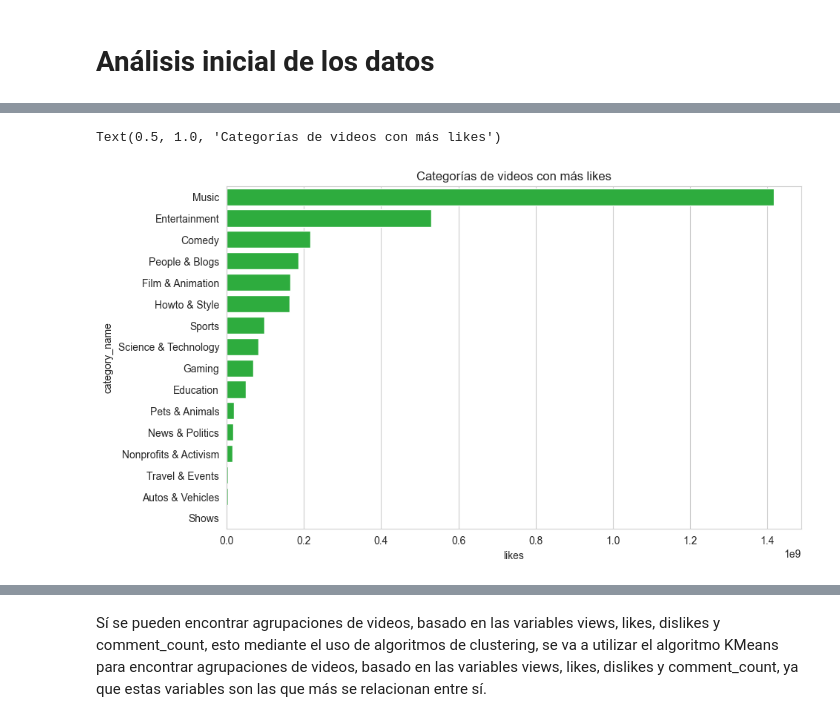
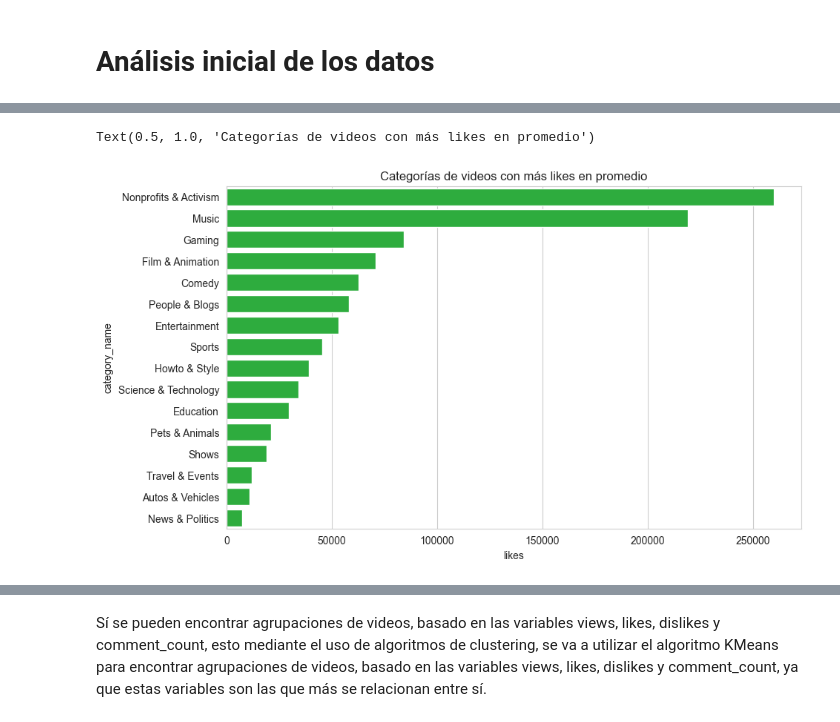
Before and after one commit to andres345gm/Skandia-prueba-tecnica, a Jupyter notebook: youtube_data_analysis.ipynb, the cells around one changed output, grey strips where cells are left out. Saved outputs shown, nothing was run; the diff lists cells and outputs as text; code cells hidden in the pictures.

```diff
--- a/youtube_data_analysis.ipynb
+++ b/youtube_data_analysis.ipynb
@@ -299,0 +293,3 @@ plt.show()
+# %%
+category_likes_df = us_videos_df.groupby('category_name')['likes'].mean().sort_values(ascending=False)
+category_likes_df
@@ -300,7 +315,7 @@ plt.show()
 # %%
 plt.figure(figsize=(10, 6))
 sns.barplot(x=category_likes_df, y=category_likes_df.index, color="#19C12E")
-plt.title('Categorías de videos con más likes')
+plt.title('Categorías de videos con más likes en promedio')
 # %% [output]
-Text(0.5, 1.0, 'Categorías de videos con más likes')
+Text(0.5, 1.0, 'Categorías de videos con más likes en promedio')
-[figure, old version]
+[figure, new version]
```
Also changed, not shown: parts of 47 cells of this notebook.
